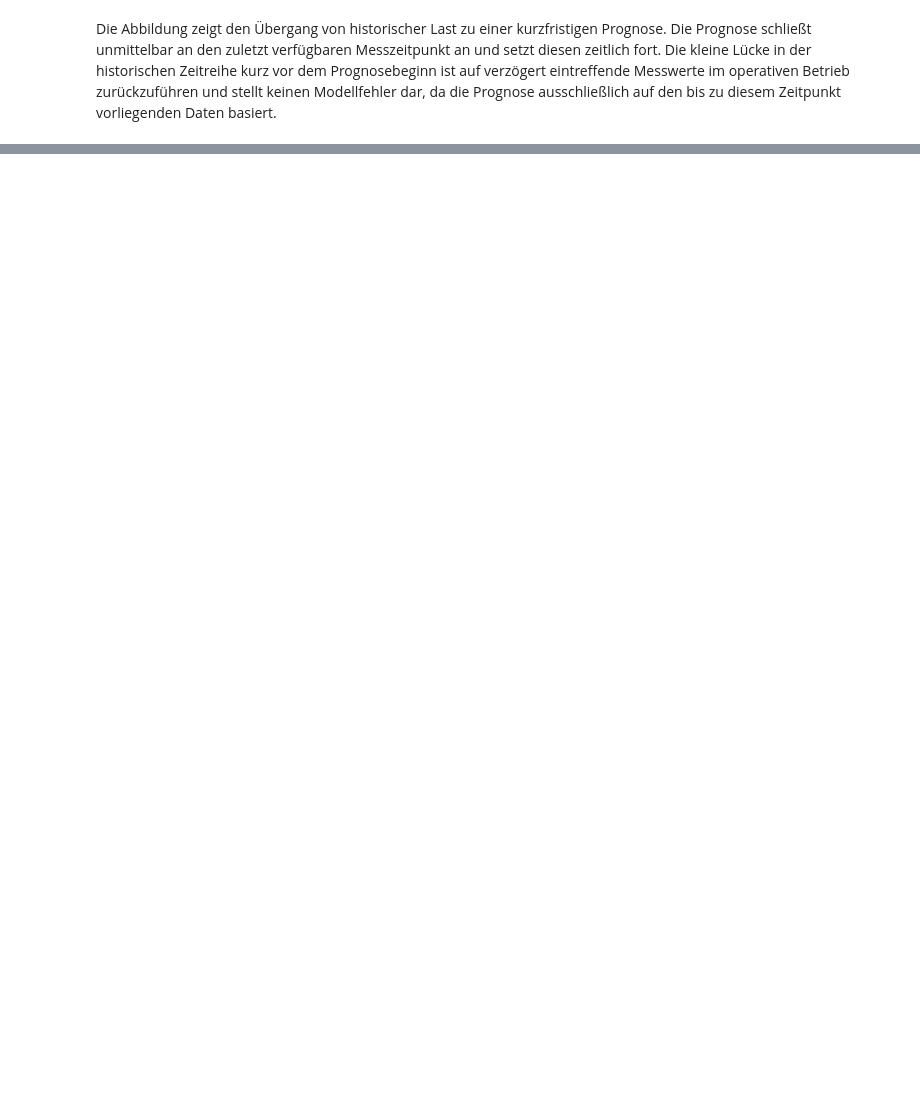
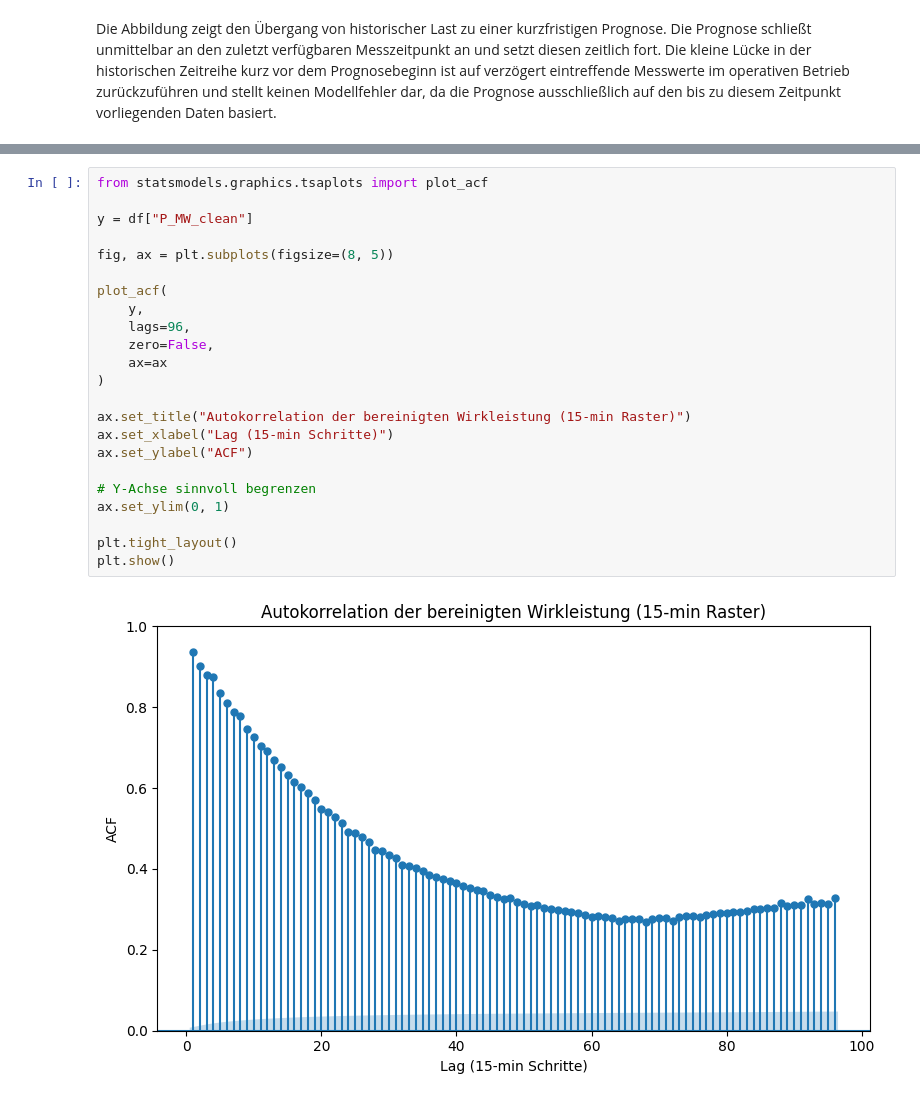
Before and after one commit to Krawinator/masterthesis, a Jupyter notebook: eda.ipynb, the cells around one changed output, grey strips where cells are left out. Saved outputs shown, nothing was run; the diff lists cells and outputs as text; blank space fills up the shorter version.

```diff
--- a/eda.ipynb
+++ b/eda.ipynb
@@ -263,0 +306,25 @@ Die Abbildung zeigt den Übergang von historischer Last zu einer kurzfristigen P
+# %%
+from statsmodels.graphics.tsaplots import plot_acf
+
+y = df["P_MW_clean"]
+
+fig, ax = plt.subplots(figsize=(8, 5))
+
+plot_acf(
+    y,
+    lags=96,
+    zero=False,
+    ax=ax
+)
+
+ax.set_title("Autokorrelation der bereinigten Wirkleistung (15-min Raster)")
+ax.set_xlabel("Lag (15-min Schritte)")
+ax.set_ylabel("ACF")
+
+# Y-Achse sinnvoll begrenzen
+ax.set_ylim(0, 1)
+
+plt.tight_layout()
+plt.show()
+# %% [output]
+[figure, added]
```
Also changed, not shown: parts of 18 cells of this notebook, 8 other files.
